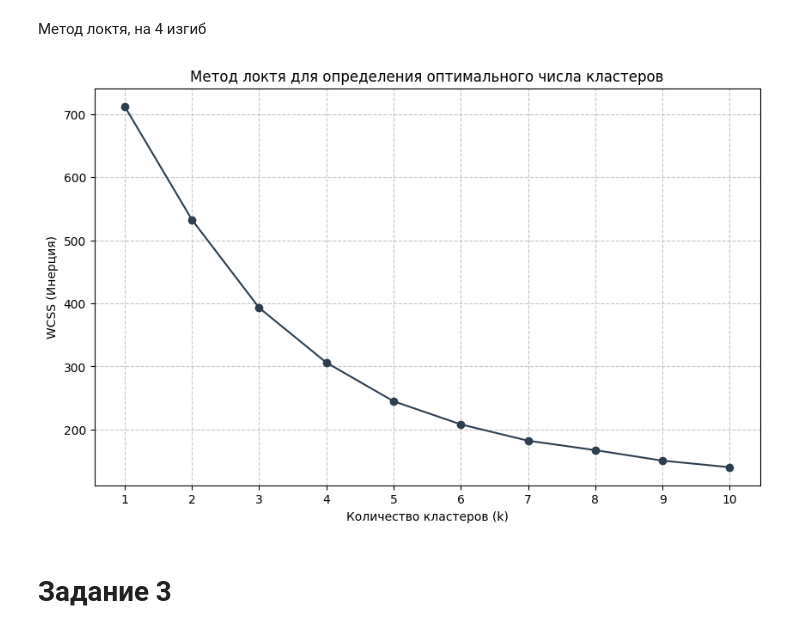
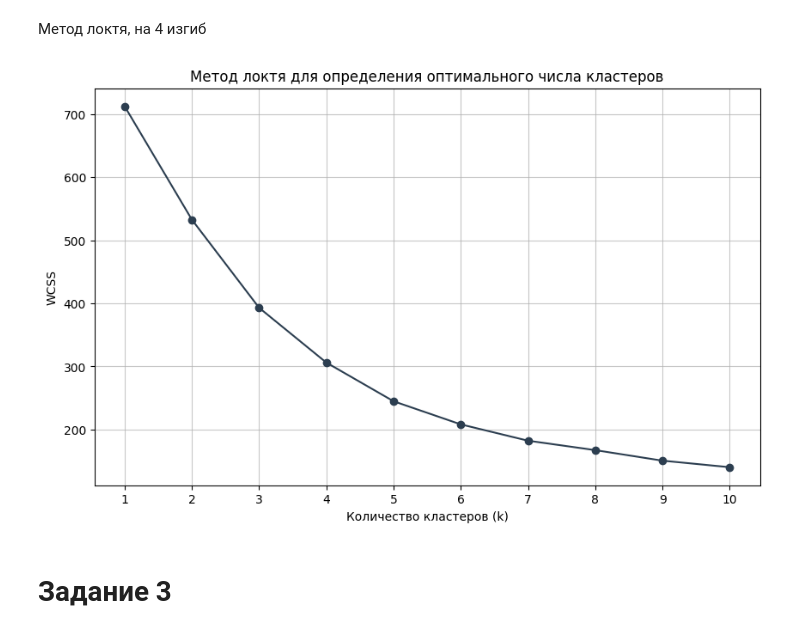
Before and after one commit to fgdghs/VVEDENEI_ML, a Jupyter notebook: LAB_4/4.ipynb, the cells around one changed output. Saved outputs shown, nothing was run; the diff lists cells and outputs as text; code cells hidden in the pictures.

```diff
--- a/LAB_4/4.ipynb
+++ b/LAB_4/4.ipynb
@@ -76,21 +73,0 @@ df = df.drop(columns=['Defendants'])
-# %%
-import seaborn as sns
-import matplotlib.pyplot as plt
-from sklearn.preprocessing import LabelEncoder
-
-# 1. Подготовка данных для корреляции
-df_corr = df.copy()
-
-# Кодируем категориальные признаки в числа
-le = LabelEncoder()
-for col in df_corr.select_dtypes(include=['object']).columns:
-    df_corr[col] = le.fit_transform(df_corr[col].astype(str))
-
-# 2. Расчет матрицы корреляции
-corr_matrix = df_corr.corr()
-
-# 3. Визуализация
-plt.figure(figsize=(12, 10))
-sns.heatmap(corr_matrix, annot=True, cmap='coolwarm', center=0, fmt=".2f")
-plt.title("Матрица корреляции очищенных данных")
-plt.show()
@@ -122,26 +93,22 @@ X_scaled = scaler.fit_transform(df)
 # %%
 wcss = []
 
-# Проверяем количество кластеров от 1 до 10
 for i in range(1, 11):
-    # Используем k-means++ для более стабильных результатов
     kmeans = KMeans(n_clusters=i, init='k-means++', random_state=42, n_init=10)
     kmeans.fit(X_scaled)
     wcss.append(kmeans.inertia_)
 
-# Визуализация графика локтя
+
 plt.figure(figsize=(10, 6))
 plt.plot(range(1, 11), wcss, marker='o', linestyle='-', color='#2c3e50')
 plt.title('Метод локтя для определения оптимального числа кластеров')
 plt.xlabel('Количество кластеров (k)')
 plt.ylabel('WCSS')
 plt.xticks(range(1, 11))
-plt.grid(True, linestyle='--', alpha=0.7)
-
-# Добавим аннотацию для наглядности (если на графике будет явный изгиб)
+plt.grid(True, linestyle='-', alpha=0.7)
 plt.show()
 # %% [output]
-[figure, old version]
+[figure, new version]
 # %% [markdown]
 # Задание 3
 # %% [markdown]
```
Also changed, not shown: parts of 7 cells of this notebook.
